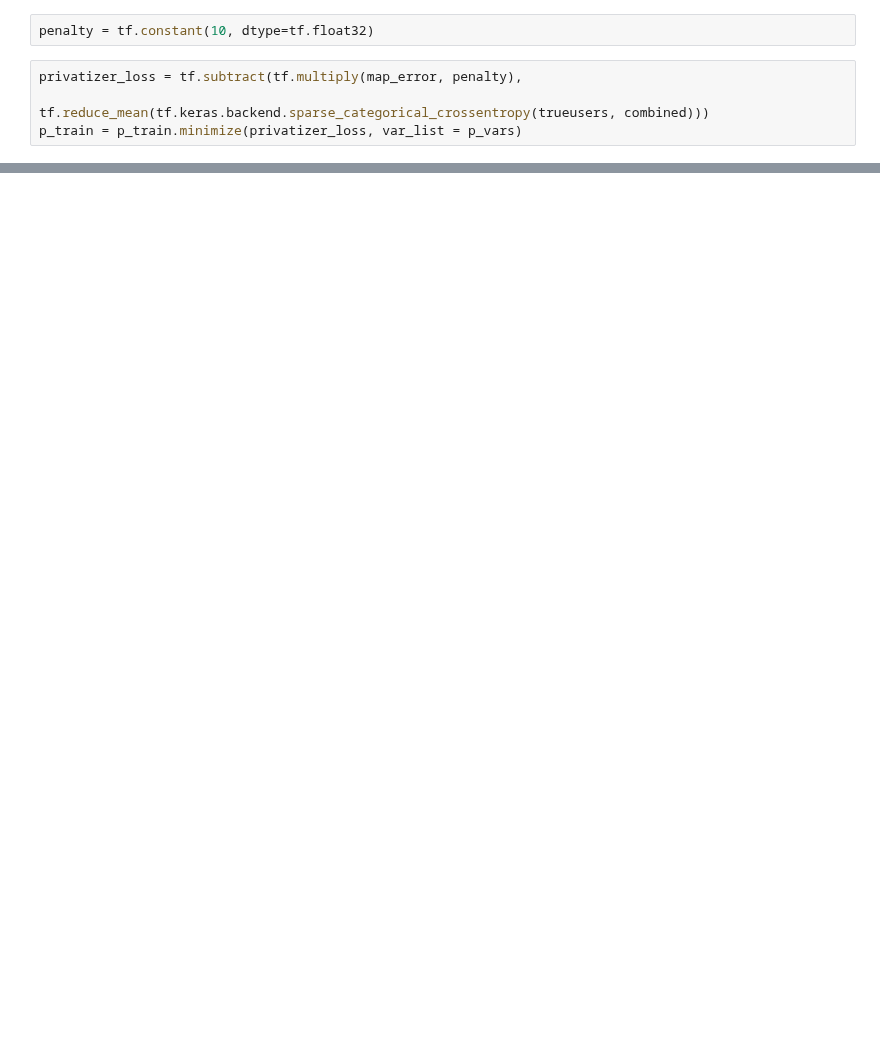
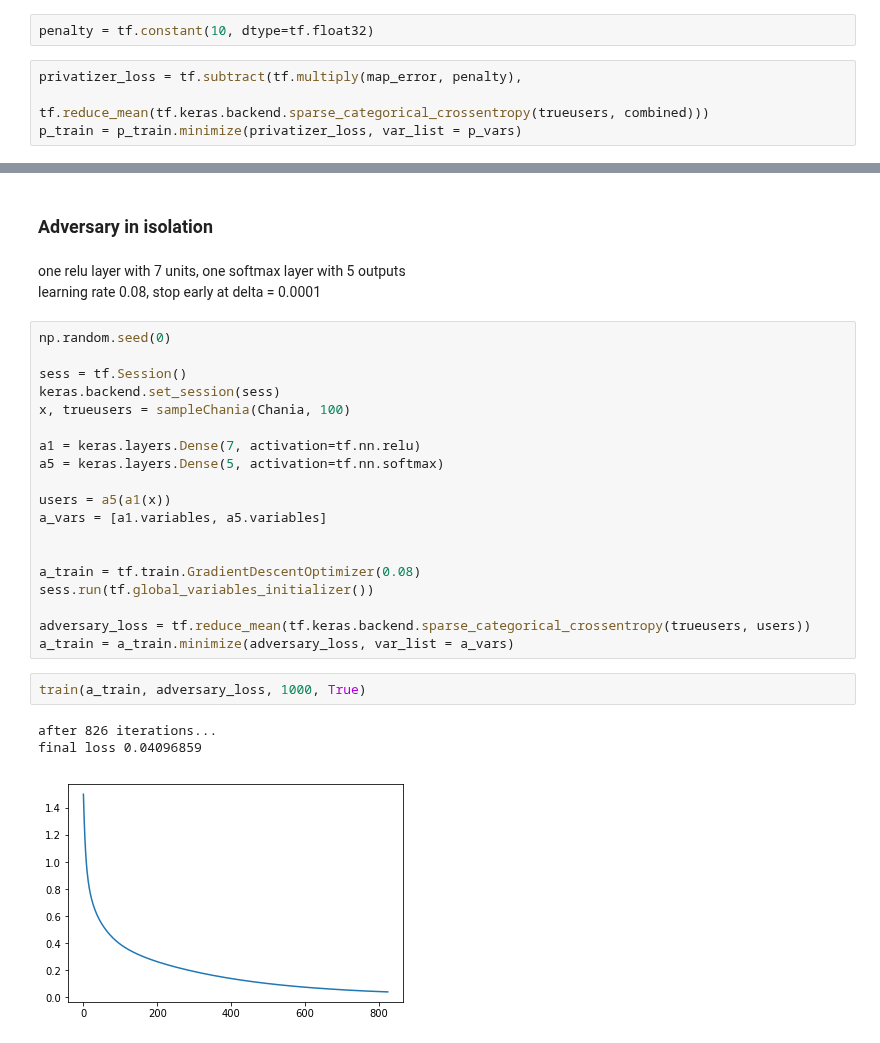
Before and after one commit to lillyclark/privacy-utility, a Jupyter notebook: GAP final version.ipynb, the cells around one changed output, grey strips where cells are left out. Drawn from its saved outputs; the diff is of its cells as text; blank space fills up the shorter version.

```diff
--- a/GAP final version.ipynb
+++ b/GAP final version.ipynb
@@ -199,0 +208,30 @@ plot_maps(sess)
+# %% [markdown]
+### Adversary in isolation
+# %% [markdown]
+one relu layer with 7 units, one softmax layer with 5 outputs
+learning rate 0.08, stop early at delta = 0.0001
+# %%
+np.random.seed(0)
+
+sess = tf.Session()
+keras.backend.set_session(sess)
+x, trueusers = sampleChania(Chania, 100)
+
+a1 = keras.layers.Dense(7, activation=tf.nn.relu)
+a5 = keras.layers.Dense(5, activation=tf.nn.softmax)
+
+users = a5(a1(x))
+a_vars = [a1.variables, a5.variables]
+
+
+a_train = tf.train.GradientDescentOptimizer(0.08)
+sess.run(tf.global_variables_initializer())
+
+adversary_loss = tf.reduce_mean(tf.keras.backend.sparse_categorical_crossentropy(trueusers, users))
+a_train = a_train.minimize(adversary_loss, var_list = a_vars)
+# %%
+train(a_train, adversary_loss, 1000, True)
+# %% [output]
+after 826 iterations...
+final loss 0.04096859
+[figure, added]
```
Also changed, not shown: parts of 20 cells of this notebook, 1 other file.
